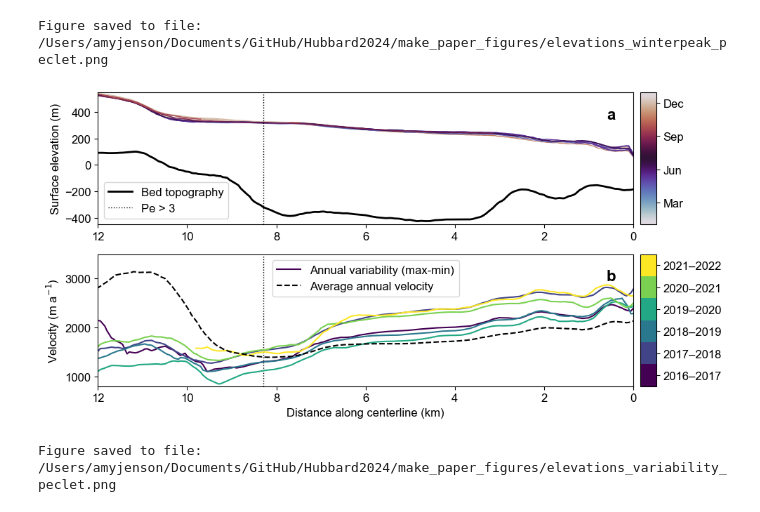
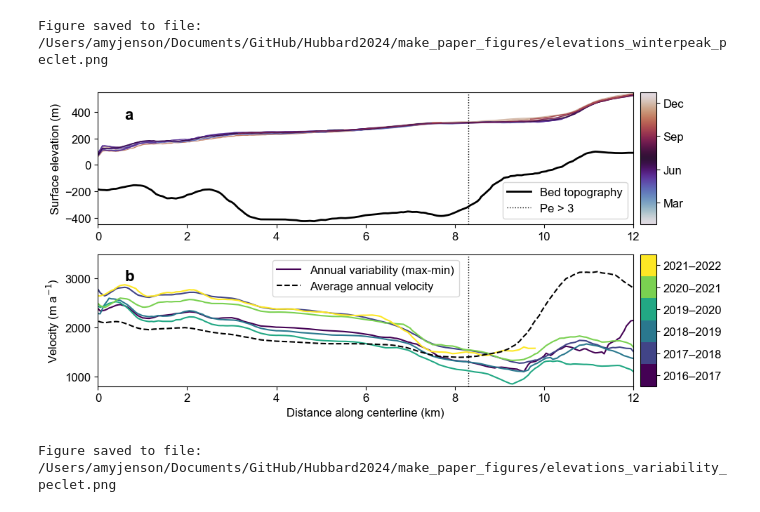
Before and after one commit to pohlan/Hubbard2024, a Jupyter notebook: make_paper_figures/surface_thickness_strength.ipynb, the cells around one changed output. Saved outputs shown, nothing was run; the diff lists cells and outputs as text; code cells hidden in the pictures.

```diff
--- a/make_paper_figures/surface_thickness_strength.ipynb
+++ b/make_paper_figures/surface_thickness_strength.ipynb
@@ -388,34 +388,36 @@ listed_cmap = matplotlib.colors.ListedColormap(colors)
 bounds = np.arange(len(colors) + 1)
 norm = matplotlib.colors.BoundaryNorm(bounds, listed_cmap.N)
 sm = matplotlib.cm.ScalarMappable(cmap=listed_cmap, norm=norm)
 divider3 = make_axes_locatable(ax[1])
 cax3 = divider3.append_axes("right", size="3%", pad=0.1)
 cbar = fig.colorbar(sm, cax=cax3, ticks=np.arange(len(colors)) + 0.5, orientation='vertical')
 cbar.ax.set_yticklabels([f'{year}–{year+1}' for year in years[0:]])  # Customize labels
 cbar.ax.tick_params(which='minor', length=0)
 
 ### Add panel labels, adjust axes
 labels = ['a', 'b']
 for i, axis in enumerate(ax):
     axis.text((axis.get_xlim()[1] - axis.get_xlim()[0]) * 0.95 + axis.get_xlim()[0],
               (axis.get_ylim()[1] - axis.get_ylim()[0]) * 0.8 + axis.get_ylim()[0],
               labels[i], fontweight='bold', fontsize=fontsize+4)
     axis.grid(True)
     # axis.axvline(weak_dist, color='k', linestyle='--', linewidth=1)
 
 plt.sca(ax[0])  # Set the current active axis to ax[0]
 plt.grid(False)
 plt.sca(ax[1])  # Set the current active axis to ax[0]
 plt.grid(False)
 fig.tight_layout()
+ax[0].invert_xaxis()
+ax[1].invert_xaxis()
 plt.show()
 
 # Save figure
 fig_fn = os.path.join(figures_out_path, 'elevations_variability_peclet.png')
 fig.savefig(fig_fn, dpi=600, bbox_inches='tight')
 print('Figure saved to file:', fig_fn)
 # %% [output]
-[figure, old version]
+[figure, new version]
 Figure saved to file: /Users/amyjenson/Documents/GitHub/Hubbard2024/make_paper_figures/elevations_variability_peclet.png
 # %%
 # Set up figure
```
Also changed, not shown: parts of 5 cells of this notebook, 1 other file.
